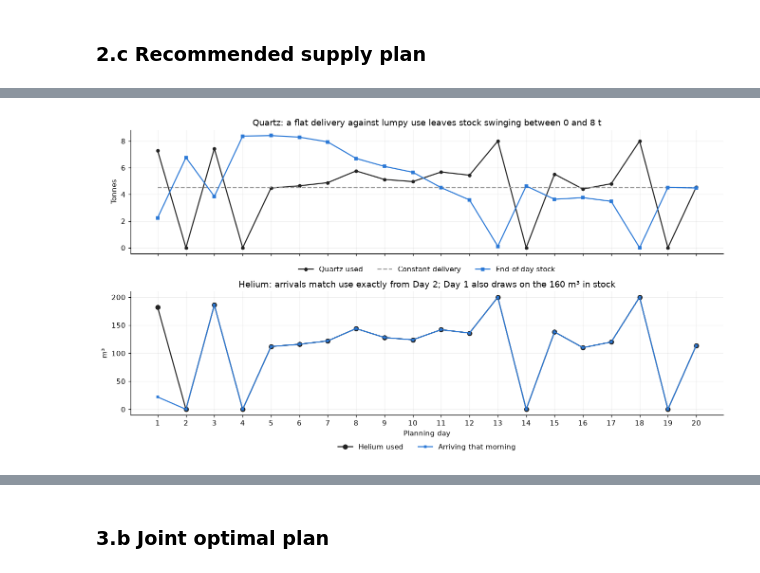
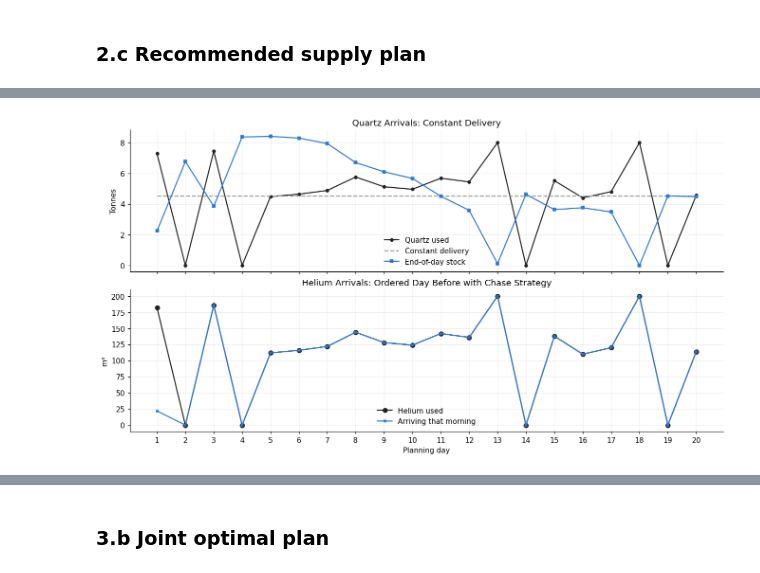
Before and after one commit to paveenavijay/QBUS3340-Operations-Management-, a Jupyter notebook: QBUS3340_Group_Assignment_Consolidated.ipynb, the cells around one changed output, grey strips where cells are left out. Drawn from its saved outputs; the diff is of its cells as text; code cells hidden in the pictures.

```diff
--- a/QBUS3340_Group_Assignment_Consolidated.ipynb
+++ b/QBUS3340_Group_Assignment_Consolidated.ipynb
@@ -347,15 +319,15 @@ Total input-related cost
 # %%
 fig, ax = plt.subplots(2, 1, figsize=(12, 6.5), sharex=True, layout="constrained")
 ax[0].plot(DAYS, seq_plan["Quartz use (t)"], color=INK, lw=1.5, marker="o", ms=4, label="Quartz used")
 ax[0].plot(DAYS, seq_plan["Quartz delivery (t)"], color=COMPARE_COLOR, lw=1.5, ls="--", label="Constant delivery")
 ax[0].plot(DAYS, seq_plan["Quartz end (t)"], color=MAIN_COLOR, lw=1.5, marker="s", ms=4, label="End-of-day stock")
-ax[0].set(ylabel="Tonnes", title="Quartz: a flat delivery against lumpy use leaves stock swinging between 0 and 8 t")
-ax[0].legend(ncol=3, loc="upper center", bbox_to_anchor=(0.5, -0.05))
+ax[0].set(ylabel="Tonnes", title="Quartz Arrivals: Constant Delivery")
+ax[0].legend()
 ax[1].plot(DAYS, seq_plan["Helium use (m3)"], color=INK, lw=1.5, marker="o", ms=6, label="Helium used")
 ax[1].plot(DAYS, seq_plan["Helium arrival (m3)"], color=MAIN_COLOR, lw=1.5, marker="s", ms=3, label="Arriving that morning")
 ax[1].set(xlabel="Planning day", ylabel="m³", xticks=DAYS,
-          title="Helium: arrivals match use exactly from Day 2; Day 1 also draws on the 160 m³ in stock")
-ax[1].legend(ncol=2, loc="upper center", bbox_to_anchor=(0.5, -0.18))
+          title="Helium Arrivals: Ordered Day Before with Chase Strategy")
+ax[1].legend()
 plt.show()
 # %% [output]
-[figure, old version]
+[figure, new version]
```
Also changed, not shown: parts of 16 cells of this notebook.
